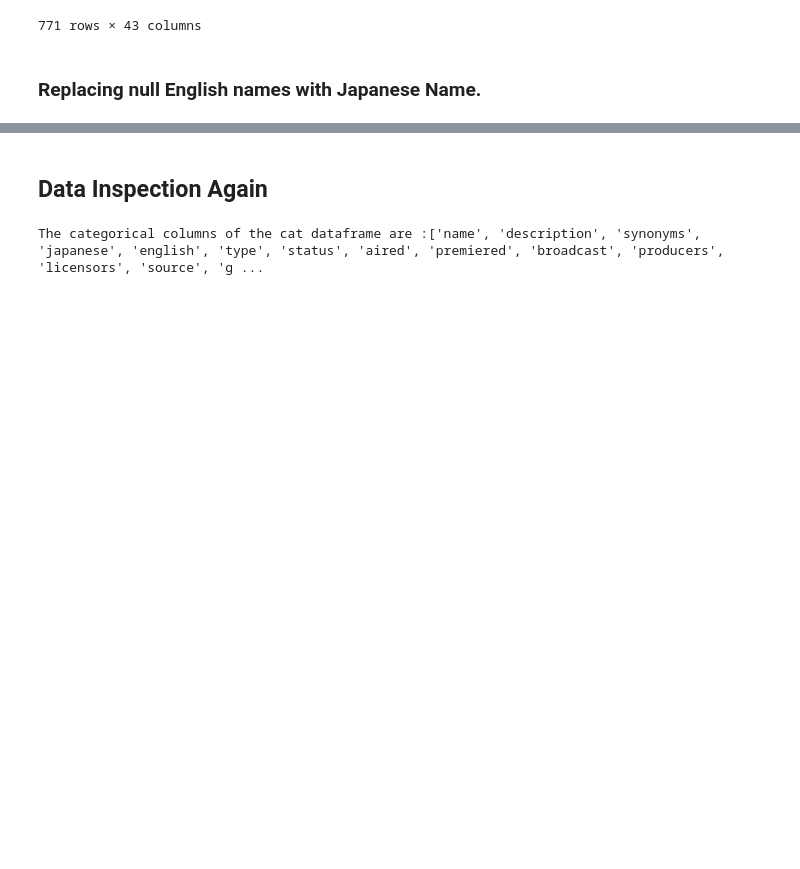
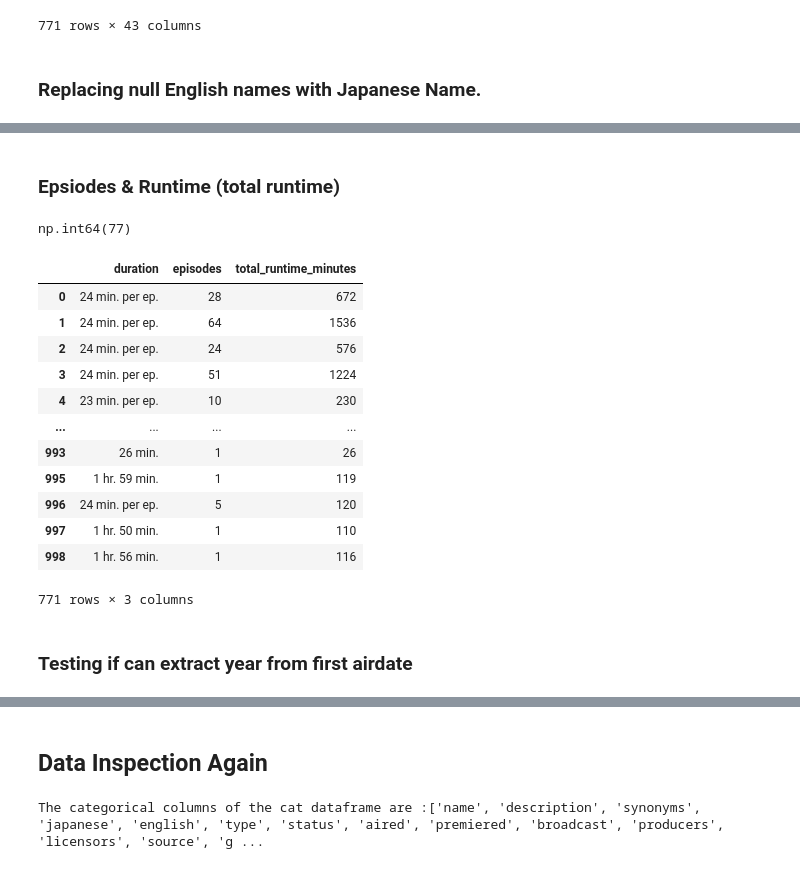
Before and after one commit to Esalsac/project-2-eda-sql, a Jupyter notebook: Week_3_Project.ipynb, the cells around one changed output, grey strips where cells are left out. Drawn from its saved outputs; the diff is of its cells as text; code cells hidden in the pictures; blank space fills up the shorter version.

Commit message:
First attempt at data formatting complete, will review later

```diff
--- a/Week_3_Project.ipynb
+++ b/Week_3_Project.ipynb
@@ -351,0 +368,53 @@ df = df[["name"] + [c for c in df.columns if c != "name"]]
+# %% [markdown]
+### Epsiodes & Runtime (total runtime)
+# %%
+def runtime(string):
+
+    "Not pretty but does what it needs to, more robust version would require regex, and is less dangerous than eval()"
+
+    if string.strip().endswith("per ep."):
+        string = string[:-8]
+
+    string = string.split()
+
+    num_list = []
+
+    for _ in string:
+        if "hr."in _ or "min." in _:
+            if "hr." in _:
+                num_list.append(int(_.replace("hr.","60")))
+            if "min." in _:
+                num_list.append(int(_.replace("min.","1")))
+        else:
+            num_list.append(int(_))
+
+    term_1 = np.prod(num_list[0:2]) if len(num_list) >= 2 else 0            #all of this bcause np.prod([]) == 1, leading to total runtime off by a hould episode length
+    term_2 = np.prod(num_list[2:4]) if len(num_list) >= 4 else 0
+
+    total_minutes = term_1 + term_2
+
+    return(total_minutes)
+
+runtime("24 min. per ep.")
+runtime("1 hr. 17 min.")
+# %% [output]
+np.int64(77)
+# %%
+df["total_runtime_minutes"] = df["duration"].apply(runtime) * df["episodes"]
+df[["duration","episodes","total_runtime_minutes"]]
+# %% [output]
+|  | duration | episodes | total_runtime_minutes |
+| 0 | 24 min. per ep. | 28 | 672 |
+| 1 | 24 min. per ep. | 64 | 1536 |
+| 2 | 24 min. per ep. | 24 | 576 |
+| 3 | 24 min. per ep. | 51 | 1224 |
+| 4 | 23 min. per ep. | 10 | 230 |
+| ... | ... | ... | ... |
+| 993 | 26 min. | 1 | 26 |
+| 995 | 1 hr. 59 min. | 1 | 119 |
+| 996 | 24 min. per ep. | 5 | 120 |
+| 997 | 1 hr. 50 min. | 1 | 110 |
+| 998 | 1 hr. 56 min. | 1 | 116 |
+771 rows × 3 columns
+# %% [markdown]
+### Testing if can extract year from first airdate
```
Also changed, not shown: parts of 11 cells of this notebook.
